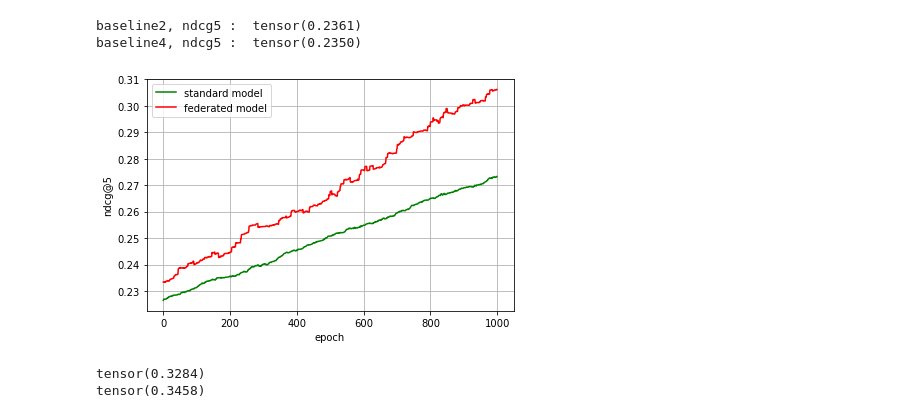
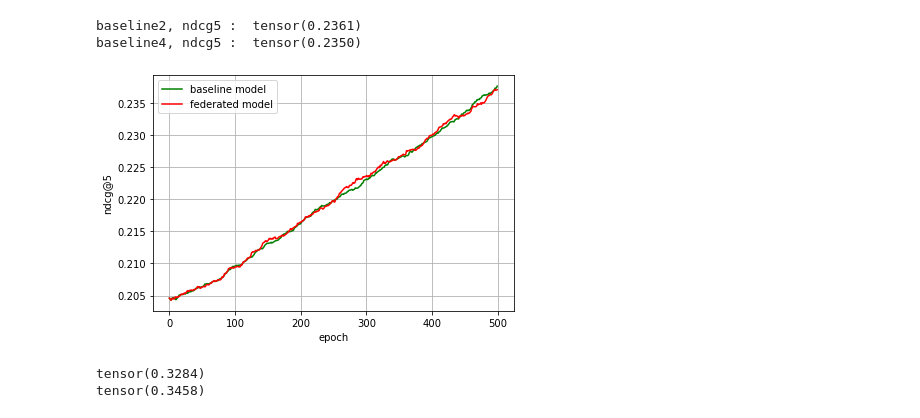
Before and after one commit to aty-sou/RankNet, a Jupyter notebook: RankNet_fed.ipynb, the cells around one changed output. Saved outputs shown, nothing was run; the diff lists cells and outputs as text; code cells hidden in the pictures.

```diff
--- a/RankNet_fed.ipynb
+++ b/RankNet_fed.ipynb
@@ -381,44 +381,56 @@ print("baseline4, ndcg5 : ", sum(set2_test_ndcg5)/5)
 # %% [output]
 baseline2, ndcg5 :  tensor(0.2361)
 baseline4, ndcg5 :  tensor(0.2350)
-# %%
-# fed
-fed1=[]
-fed5=[]
-for i in range(1000):
-    fed1.append((ndcg1[i]+ndcg1_2[i])/2)
-    fed5.append((ndcg5[i]+ndcg1_2[i])/2)
+# %%
+# fed
+fed_set1_all=[]
+for i in range(5):
+
+    fed_set1=[]
+    for j in range(500):
+        fed_set1.append((set1_train_ndcg5[0][j]+set1_train_ndcg5[1][j])/2)
+
+    fed_set1_all.append(fed_set1)
+    set1_train_ndcg5.insert(0,set1_train_ndcg5.pop())
+# %%
+fed_set1_all_mean=[]
+for i in range(500):
+    fed_set1_all_mean.append((fed_set1_all[0][i]+fed_set1_all[1][i]+fed_set1_all[2][i]+fed_set1_all[3][i]+fed_set1_all[4][i])/5)
+# %%
+set2_mean = []
+for i in range(500):
+    set2_mean.append((set2_train_ndcg5[0][i]+set2_train_ndcg5[1][i]+set2_train_ndcg5[2][i]+set2_train_ndcg5[3][i]+set2_train_ndcg5[4][i])/5)
 # %%
 """複数のグラフを重ねて描画するプログラム"""
 import numpy as np
 import matplotlib.pyplot as plt
 
 fig, ax = plt.subplots()
 
-t = range(1000)
-y1 = classical_ndcg5
-y2 = fed5
+t = range(500)
+y1 = set2_mean
+y2 = fed_set1_all_mean
 
 c1,c2 = "green","red"     # 各プロットの色
-l1,l2 = "standard model","federated model"   # 各ラベル
+l1,l2 = "baseline model","federated model"   # 各ラベル
 
 ax.set_xlabel('epoch')  # x軸ラベル
 ax.set_ylabel('ndcg@5')  # y軸ラベル
 #ax.set_title(r'$\sin(x)$ and $\cos(x)$') # グラフタイトル
 # ax.set_aspect('equal') # スケールを揃える
 ax.grid()            # 罫線
 #ax.set_xlim([-10, 10]) # x方向の描画範囲を指定
 #ax.set_ylim([0, 1])    # y方向の描画範囲を指定
 ax.plot(t, y1, color=c1, label=l1)
 ax.plot(t, y2, color=c2, label=l2)
 #ax.plot(t, y3, color=c3, label=l3)
 #ax.plot(t, y4, color=c4, label=l4)
 ax.legend(loc=0)    # 凡例
 fig.tight_layout()  # レイアウトの設定
-plt.savefig('fed4_ranknet.png') # 画像の保存
+plt.savefig('doc2.png') # 画像の保存
 plt.show()
 # %% [output]
-[figure, old version]
+[figure, new version]
 # %%
 #fed
 print(testing(combined_model, s5, 1))
```
Also changed, not shown: 1 other file.
